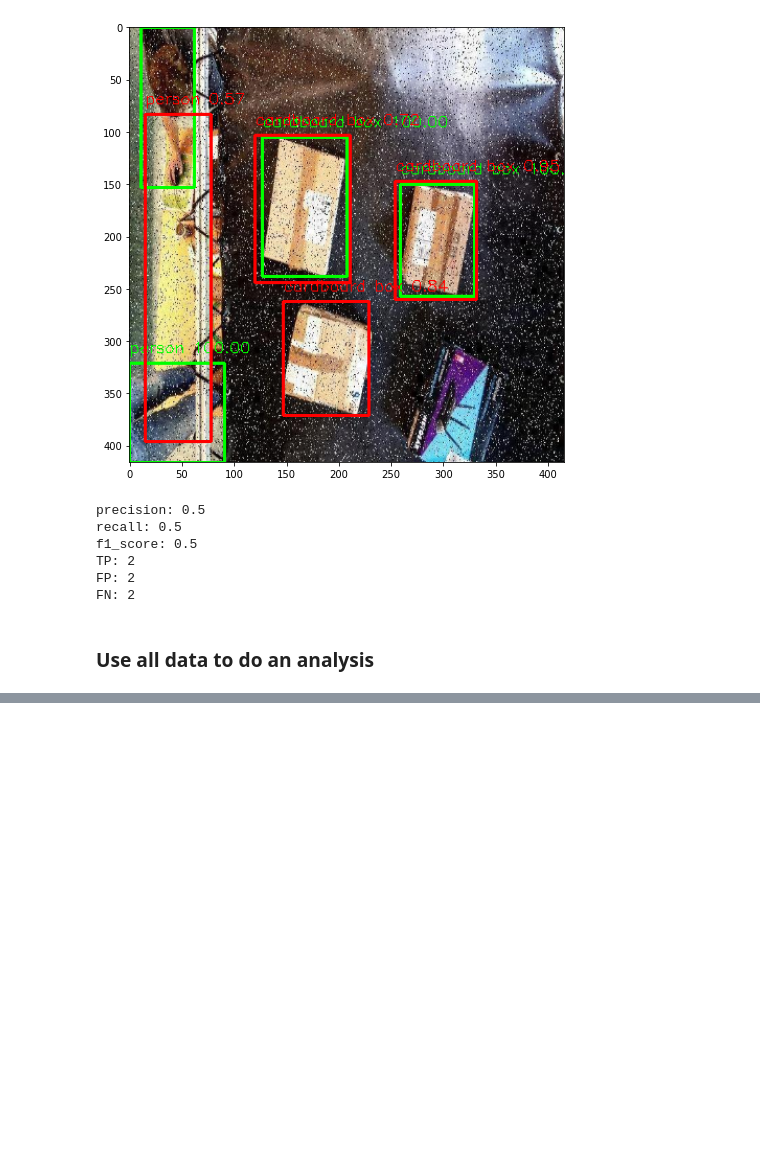
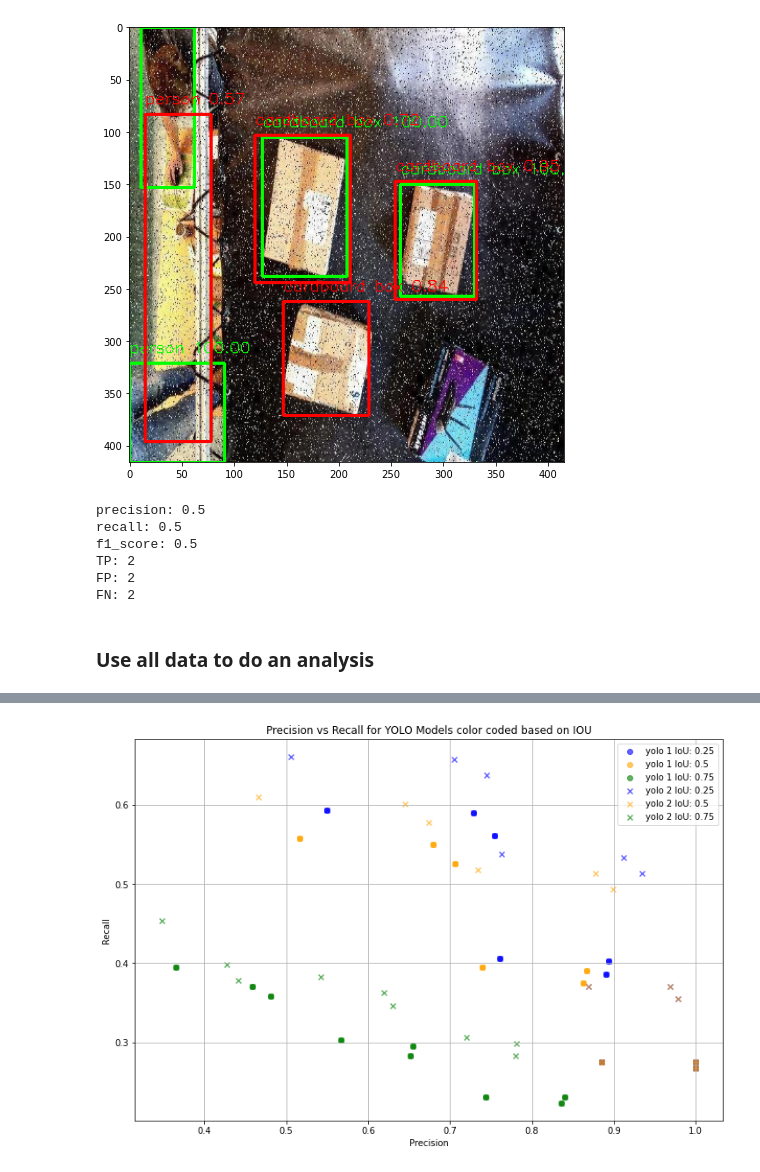
Before and after one commit to kaneelgit/senevirathne-kaneel-EN705603, a Jupyter notebook: techtrack/notebooks/model_performance.ipynb, the cells around one changed output, grey strips where cells are left out. Saved outputs shown, nothing was run; the diff lists cells and outputs as text; code cells hidden in the pictures; blank space fills up the shorter version.

```diff
--- a/techtrack/notebooks/model_performance.ipynb
+++ b/techtrack/notebooks/model_performance.ipynb
@@ -298,5 +299,3 @@ def analyze_dataset(image_paths, model, score_threshold = 0.5, nms_iou_threshold
         "f1_score": f1_score,
         "avg_time_per_image": avg_time_per_image
     }
-# %%
-yolo1_results = analyze_dataset(yolo_model1)
@@ -304,0 +302,5 @@ KeyboardInterrupt:
+# %%
+import random
+image_dirs = random.sample(image_paths, 100)
+# %%
+results_dataframe = pd.DataFrame(columns = ['model', 'score_threshold', 'nms_iou_threshold', 'iou_threshold', 'precision', 'recall', 'f1_score', 'avg_time_per_image'])
@@ -304,0 +345,35 @@ KeyboardInterrupt:
+# %%
+#dataframe
+df = results_dataframe.copy()
+
+# Plotting
+plt.figure(figsize=(12, 8))
+
+# Colors based on IoU thresholds
+colors = {0.25: 'blue', 0.50: 'orange', 0.75: 'green'}
+
+# Marker styles for each model
+marker_styles = {'yolo 1': 'o', 'yolo 2': 'x'}
+
+for model in df['model'].unique():
+    model_data = df[df['model'] == model]
+
+    # Scatter plot
+    for threshold in model_data['iou_threshold'].unique():
+        threshold_data = model_data[model_data['iou_threshold'] == threshold]
+        plt.scatter(threshold_data['precision'],
+                    threshold_data['recall'],
+                    label=f'{model} IoU: {threshold}',
+                    color=colors[threshold],
+                    alpha=0.6,
+                    marker=marker_styles[model])
+
+# Adding labels and legend
+plt.title('Precision vs Recall for YOLO Models color coded based on IOU')
+plt.xlabel('Precision')
+plt.ylabel('Recall')
+plt.legend()
+plt.grid(True)
+plt.show()
+# %% [output]
+[figure, added]
```
Also changed, not shown: parts of 13 cells of this notebook.
